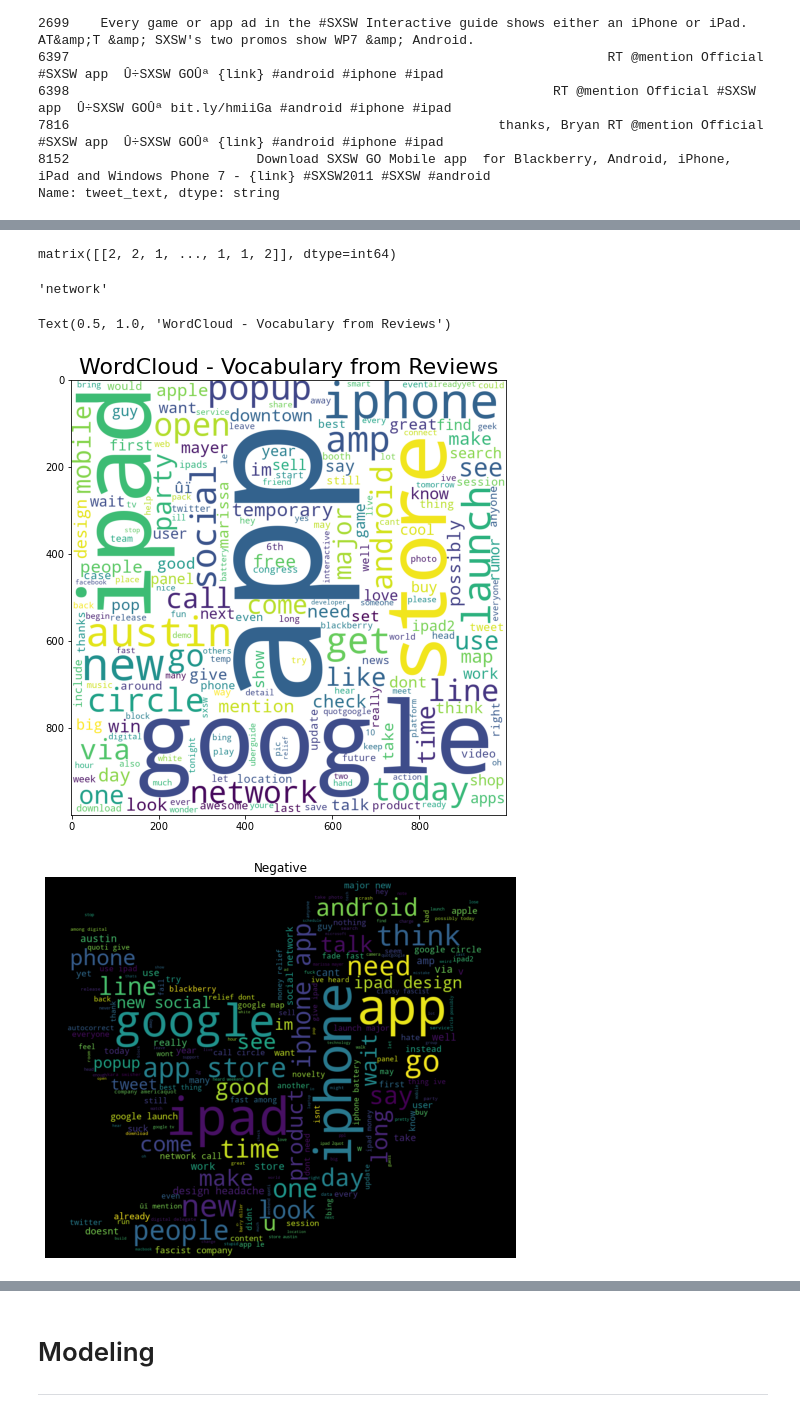
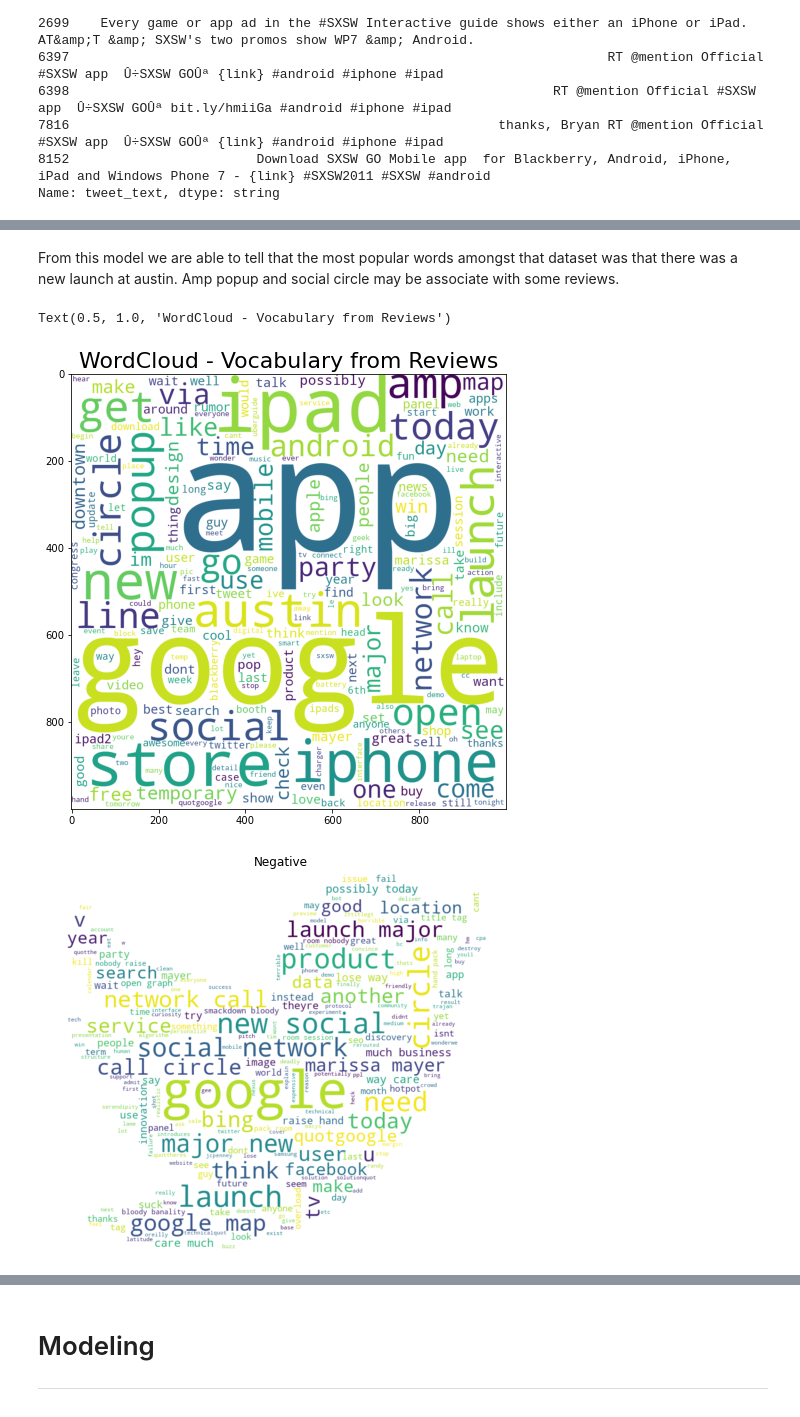
Before and after one commit to RaymondLeong94/Flatiron-Project-4-, a Jupyter notebook: Project 4 Draft.ipynb, the cells around one changed output, grey strips where cells are left out. Saved outputs shown, nothing was run; the diff lists cells and outputs as text; code cells hidden in the pictures.

```diff
--- a/Project 4 Draft.ipynb
+++ b/Project 4 Draft.ipynb
@@ -419,0 +373,5 @@ Start of word vectorization for EDA
+# %%
+#https://www.cogsci.ed.ac.uk/~richard/utf-8.cgi?input=%25C3%2596&mode=char
+#used to identify hex values
+nan_values2=nan_values[nan_values['tweet_text'].str.contains('\x89')].index
+nan_values.drop(nan_values2, inplace=True)
@@ -419,0 +438,4 @@ Start of word vectorization for EDA
+# %%
+#do some extra punctuation
+nan_values=nan_values.convert_dtypes(str)
+nan_values= nan_values.apply(lambda x: x.replace('"', ''))
@@ -509,3 +487,0 @@ nan_values['tweet_text'] = nan_values['tweet_text'].map(txt_clean)
-# %%
-nan_values=nan_values.convert_dtypes(str)
-nan_values= nan_values.applymap(lambda x: x.replace('"', ''))
@@ -686,11 +570,5 @@ frequency.head(30).plot(x='word', y='freq', kind='bar', figsize=(15, 7), color =
-# %%
-sum_words
-# %% [output]
-matrix([[2, 2, 1, ..., 1, 1, 2]], dtype=int64)
-# %%
-frequency['word'].iloc[16]
-# %% [output]
-'network'
+# %% [markdown]
+From this model we are able to tell that the most popular words amongst that dataset was that there was a new launch at austin. Amp popup and social circle may be associate with some reviews.
 # %%
 #!pip install WordCloud
 # %%
@@ -707,17 +585,18 @@ plt.imshow(wordcloud)
 plt.title("WordCloud - Vocabulary from Reviews", fontsize = 22)
 # %% [output]
 Text(0.5, 1.0, 'WordCloud - Vocabulary from Reviews')
-[figure, old version]
+[figure, new version]
 # %%
+#negative words about google
 from PIL import Image
 twitter_mask = np.array(Image.open("twitter_mask2.png"))
-Negative_emotions =' '.join([text for text in nan_values['tweet_text'][nan_values['is_there_an_emotion_directed_at_a_brand_or_product'] == 'Negative emotion']])
+Negative_emotions =' '.join([text for text in nan_values['tweet_text'][nan_values['combined'].str.contains("google", regex=True)][nan_values['is_there_an_emotion_directed_at_a_brand_or_product'] == 'Negative emotion']])
 
-wordcloud = WordCloud(width=800, height=500, mask=twitter_mask, random_state = 0, max_font_size = 110).generate(Negative_emotions)
+wordcloud = WordCloud(background_color = 'white', width=800, height=500, mask=twitter_mask, random_state = 0, max_font_size = 110).generate(Negative_emotions)
 plt.figure(figsize=(10, 7))
 plt.imshow(wordcloud, interpolation="bilinear")
 plt.axis('off')
 plt.title('Negative')
 plt.show()
 # %% [output]
-[figure, old version]
+[figure, new version]
```
Also changed, not shown: parts of 111 cells of this notebook.
